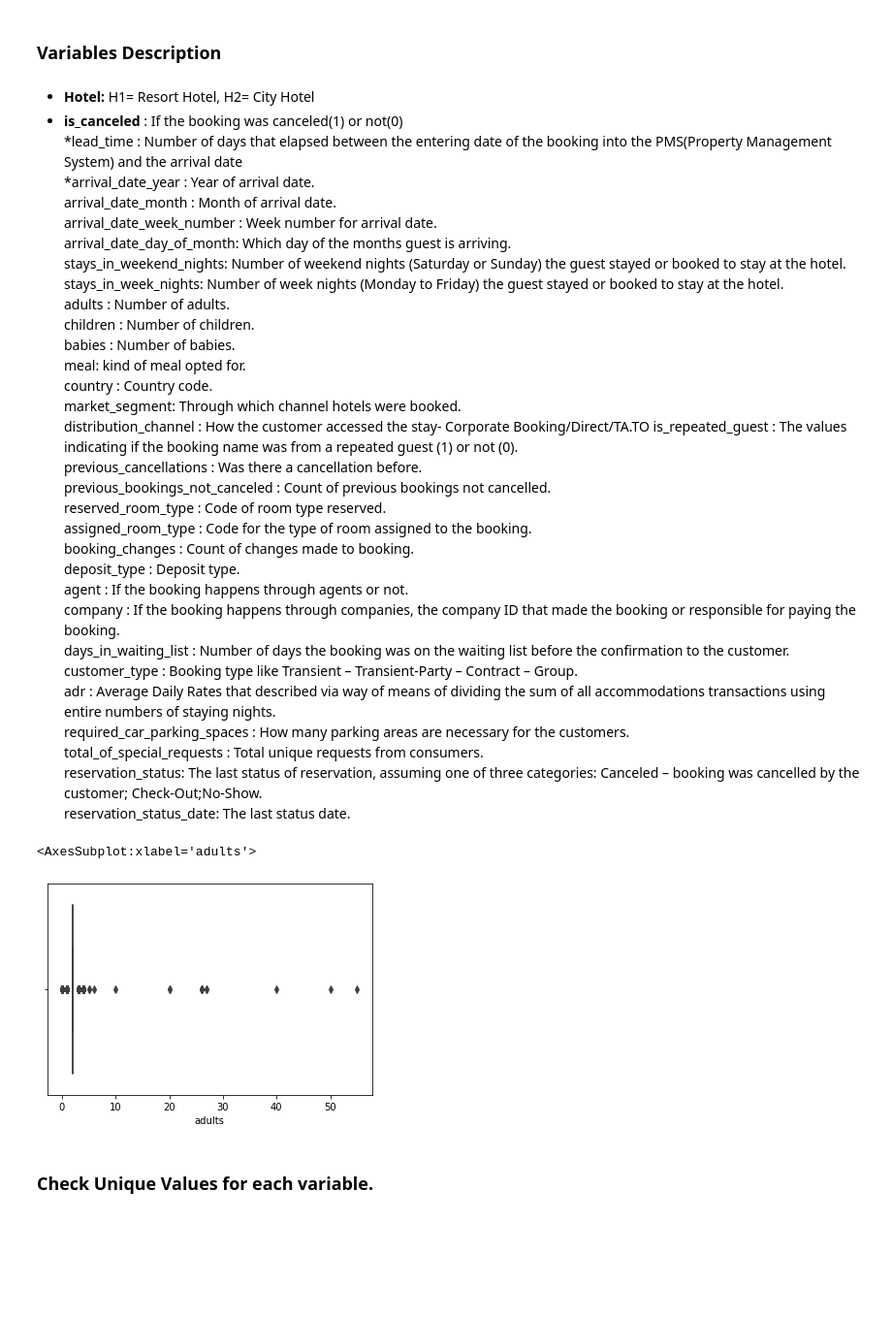
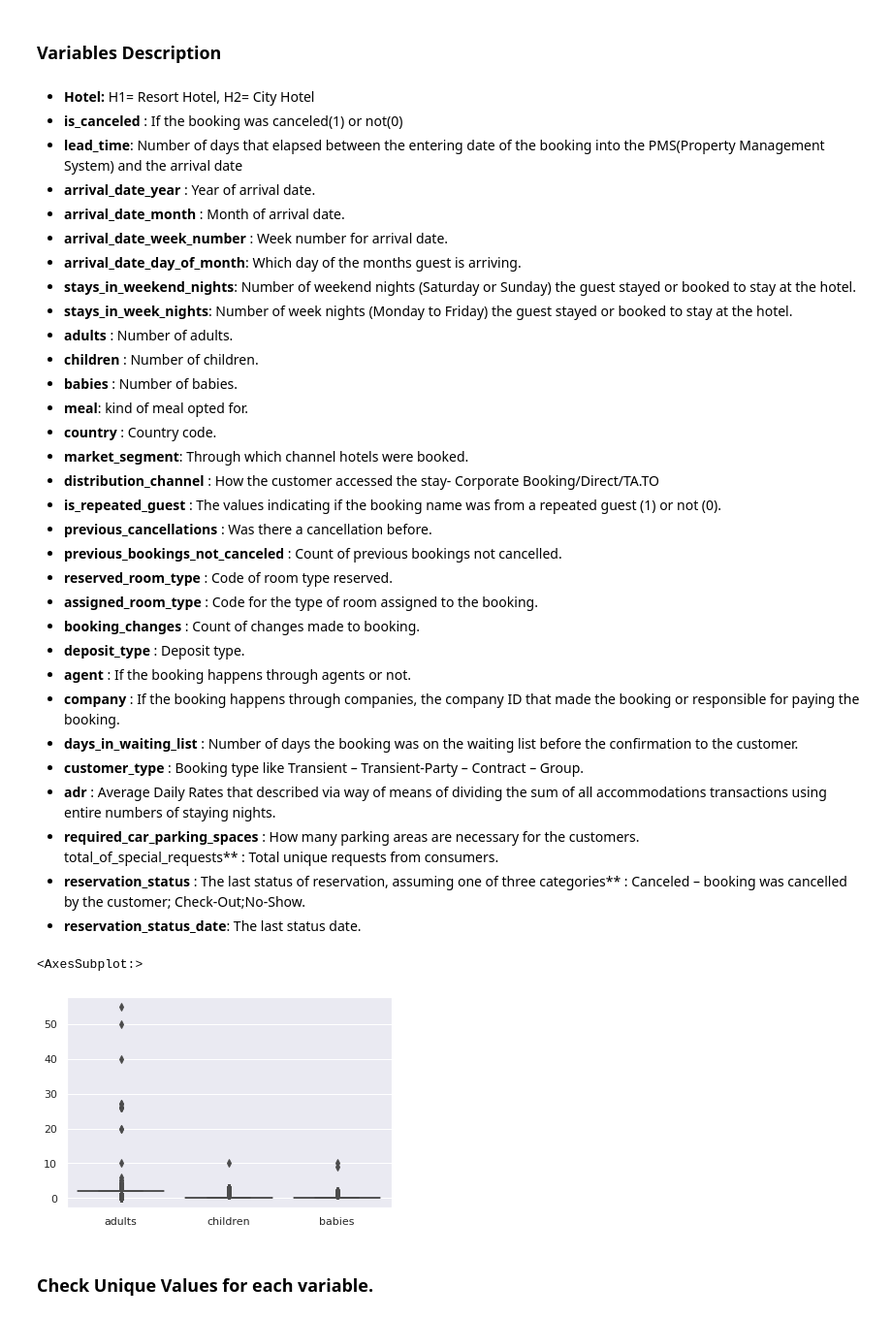
Before and after one commit to ErSangram/Capstone_01_Hotel_Booking_Analysis_EDA., a Jupyter notebook: EDA_project.ipynb, the cells around one changed output. Shown: that part at 97% size. Cells and saved outputs as stored; diff of their text form; code cells hidden in the pictures; blank space fills up the shorter version.

Commit message:
Analyze data set and create questions start to salve it.

```diff
--- a/EDA_project.ipynb
+++ b/EDA_project.ipynb
@@ -154,43 +155,45 @@ data.describe()
 ### Variables Description
 # %% [markdown]
 *   **Hotel:** H1= Resort Hotel, H2= City Hotel
-* **is_canceled** : If the booking was canceled(1) or not(0)
-*lead_time : Number of days that elapsed between the entering date of the booking into the PMS(Property Management System) and the arrival date
-*arrival_date_year : Year of arrival date.
-arrival_date_month : Month of arrival date.
-arrival_date_week_number : Week number for arrival date.
-arrival_date_day_of_month: Which day of the months guest is arriving.
-stays_in_weekend_nights: Number of weekend nights (Saturday or    Sunday) the guest stayed or booked to stay at the hotel.
-stays_in_week_nights: Number of week nights (Monday to Friday) the guest stayed or booked to stay at the hotel.
-adults : Number of adults.
-children : Number of children.
-babies : Number of babies.
-meal: kind of meal opted for.
-country : Country code.
-market_segment: Through which channel hotels were booked.
-distribution_channel : How the customer accessed the stay-   Corporate Booking/Direct/TA.TO
-is_repeated_guest : The values indicating if the booking name was from a repeated guest (1) or not (0).
-previous_cancellations : Was there a cancellation before.
-previous_bookings_not_canceled : Count of previous bookings not cancelled.
-reserved_room_type : Code of room type reserved.
-assigned_room_type : Code for the type of room assigned to the booking.
-booking_changes : Count of changes made to booking.
-deposit_type : Deposit type.
-agent : If the booking happens through agents or not.
-company : If the booking happens through companies, the company ID that made the booking or responsible for paying the booking.
-days_in_waiting_list : Number of days the booking was on the   waiting list before the confirmation to the customer.
-customer_type : Booking type like Transient – Transient-Party –   Contract – Group.
-adr : Average Daily Rates that described via way of means of   dividing the sum of all accommodations transactions using entire numbers of staying nights.
-required_car_parking_spaces : How many parking areas are necessary for the customers.
-total_of_special_requests : Total unique requests from consumers.
-reservation_status: The last status of reservation, assuming one of three categories: Canceled – booking was cancelled by the customer; Check-Out;No-Show.
-reservation_status_date: The last status date.
+*   **is_canceled** : If the booking was canceled(1) or not(0)
+*   **lead_time**: Number of days that elapsed between the entering date of the booking into the PMS(Property Management System) and the arrival date
+*   **arrival_date_year** : Year of arrival date.
+*   **arrival_date_month** : Month of arrival date.
+*   **arrival_date_week_number** : Week number for arrival date.
+*   **arrival_date_day_of_month**: Which day of the months guest is arriving.
+*   **stays_in_weekend_nights**: Number of weekend nights (Saturday or    Sunday) the guest stayed or booked to stay at the hotel.
+*   **stays_in_week_nights**: Number of week nights (Monday to Friday) the guest stayed or booked to stay at the hotel.
+*   **adults** : Number of adults.
+*   **children** : Number of children.
+*   **babies** : Number of babies.
+*   **meal**: kind of meal opted for.
+*   **country** : Country code.
+*   **market_segment**: Through which channel hotels were booked.
+*   **distribution_channel** : How the customer accessed the stay-   Corporate Booking/Direct/TA.TO
+*   **is_repeated_guest** : The values indicating if the booking name was from a repeated guest (1) or not (0).
+*   **previous_cancellations** : Was there a cancellation before.
+*   **previous_bookings_not_canceled** : Count of previous bookings not cancelled.
+*   **reserved_room_type** : Code of room type reserved.
+*   **assigned_room_type** : Code for the type of room assigned to the booking.
+*   **booking_changes** : Count of changes made to booking.
+*  **deposit_type** : Deposit type.
+*  **agent** : If the booking happens through agents or not.
+*   **company** : If the booking happens through companies, the company ID that made the booking or responsible for paying the booking.
+*   **days_in_waiting_list** : Number of days the booking was on the   waiting list before the confirmation to the customer.
+*   **customer_type** : Booking type like Transient – Transient-Party –   Contract – Group.
+*   **adr** : Average Daily Rates that described via way of means of   dividing the sum of all accommodations transactions using entire numbers of staying nights.
+*   **required_car_parking_spaces** : How many parking areas are necessary for the customers.
+total_of_special_requests** : Total unique requests from consumers.
+*   **reservation_status** : The last status of reservation, assuming one of three categories** : Canceled – booking was cancelled by the customer; Check-Out;No-Show.
+*   **reservation_status_date**: The last status date.
-# %%
-# In Adult, children and babies column have maximum value far from general possibilities. cheking this outliers.
-sns.boxplot(data['adults'])
-# %% [output]
-<AxesSubplot:xlabel='adults'>
-[figure, removed]
+# %%
+sns.set(color_codes=True)
+# %%
+# Check outlires in adults, children and babies
+sns.boxplot(data = data[['adults' , 'children', 'babies']])
+# %% [output]
+<AxesSubplot:>
+[figure, added]
 # %% [markdown]
 ### Check Unique Values for each variable.
 # %%
```
Also changed, not shown: parts of 52 cells of this notebook.
